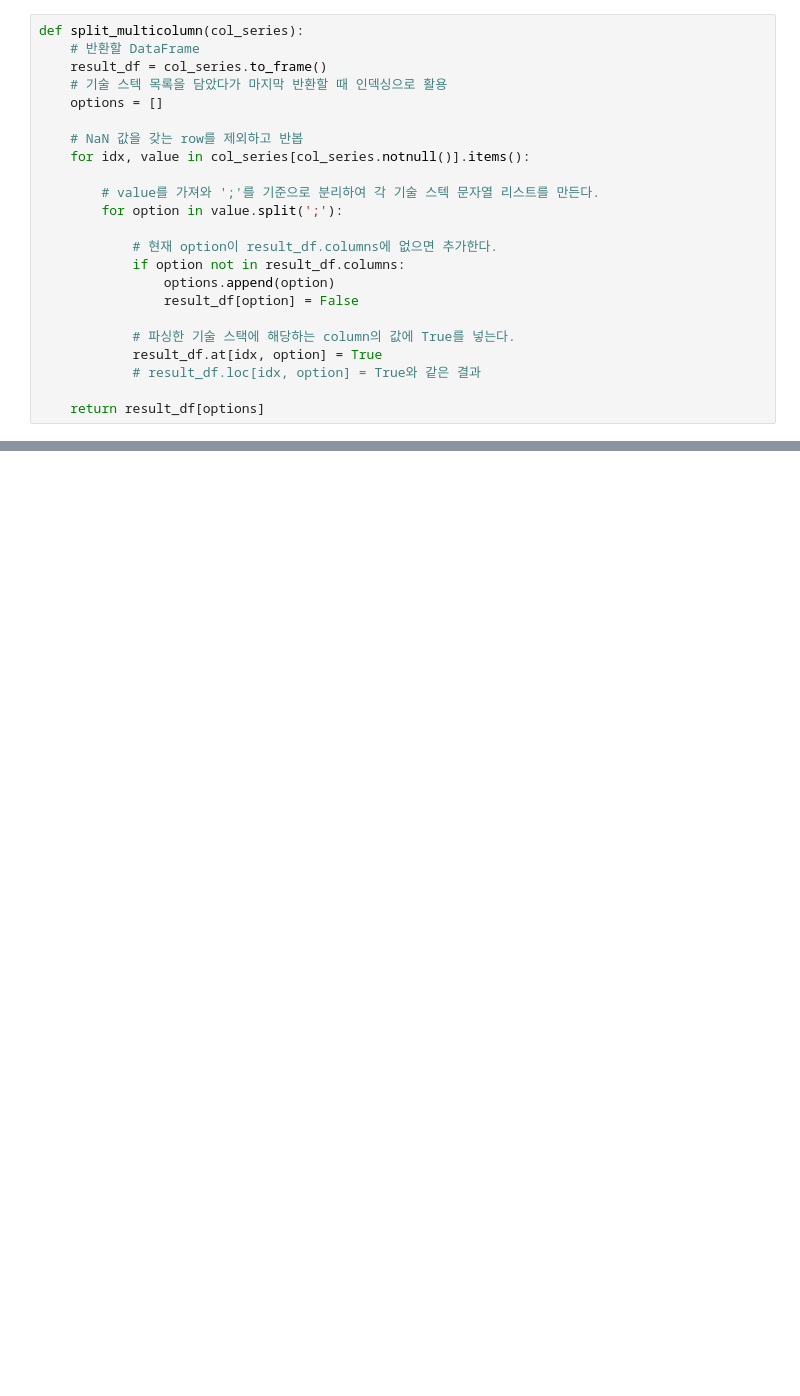
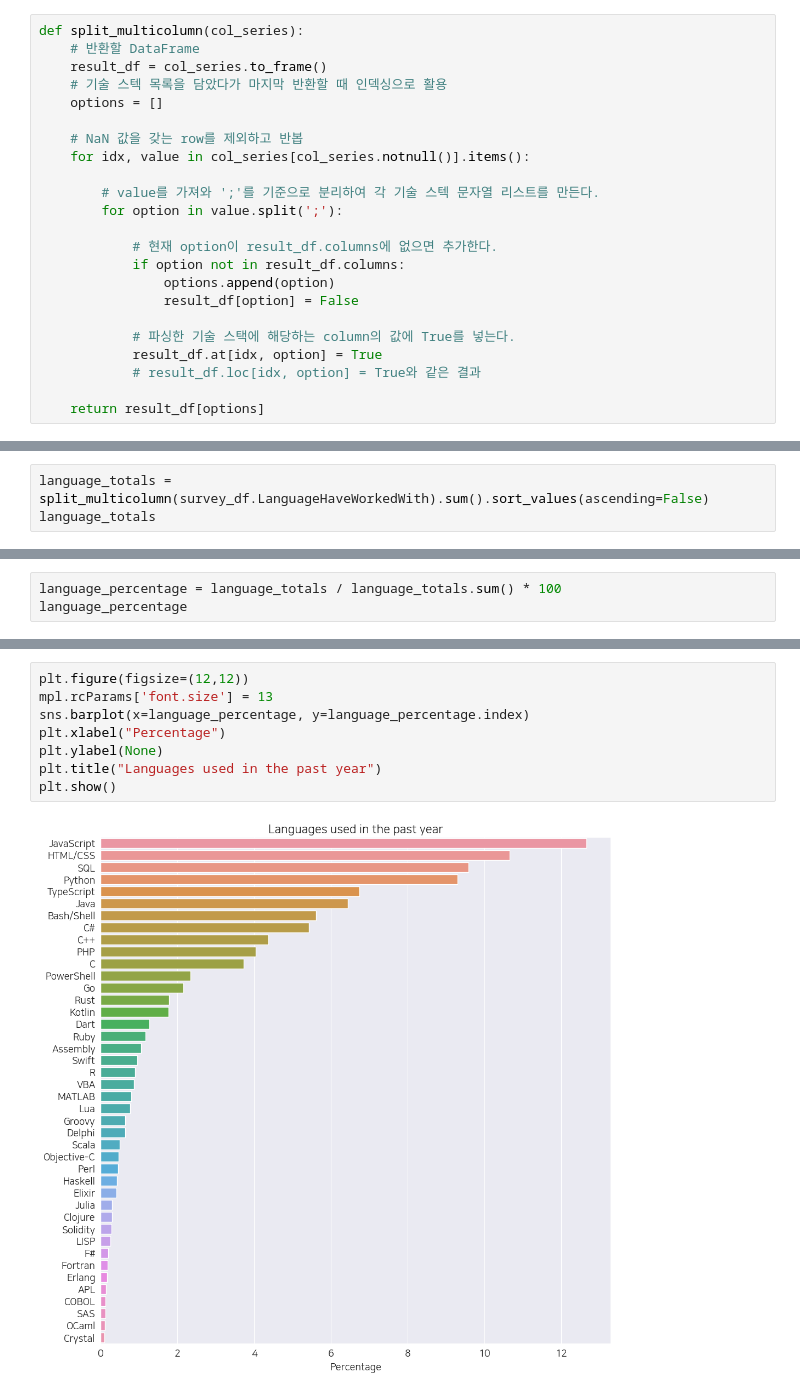
Before and after one commit to giokim6070/pythonbasic, a Jupyter notebook: 230315/Seaborn2.ipynb, the cells around one changed output, grey strips where cells are left out. Drawn from its saved outputs; the diff is of its cells as text; blank space fills up the shorter version.

```diff
--- a/230315/Seaborn2.ipynb
+++ b/230315/Seaborn2.ipynb
@@ -698,0 +804,3 @@ survey_df["DevType"].loc[73268]
+# %%
+language_totals = split_multicolumn(survey_df.LanguageHaveWorkedWith).sum().sort_values(ascending=False)
+language_totals
@@ -698,0 +825,3 @@ survey_df["DevType"].loc[73268]
+# %%
+language_percentage = language_totals / language_totals.sum() * 100
+language_percentage
@@ -698,0 +846,10 @@ survey_df["DevType"].loc[73268]
+# %%
+plt.figure(figsize=(12,12))
+mpl.rcParams['font.size'] = 13
+sns.barplot(x=language_percentage, y=language_percentage.index)
+plt.xlabel("Percentage")
+plt.ylabel(None)
+plt.title("Languages used in the past year")
+plt.show()
+# %% [output]
+[figure, added]
```
Also changed, not shown: parts of 18 cells of this notebook, 4 other files.
